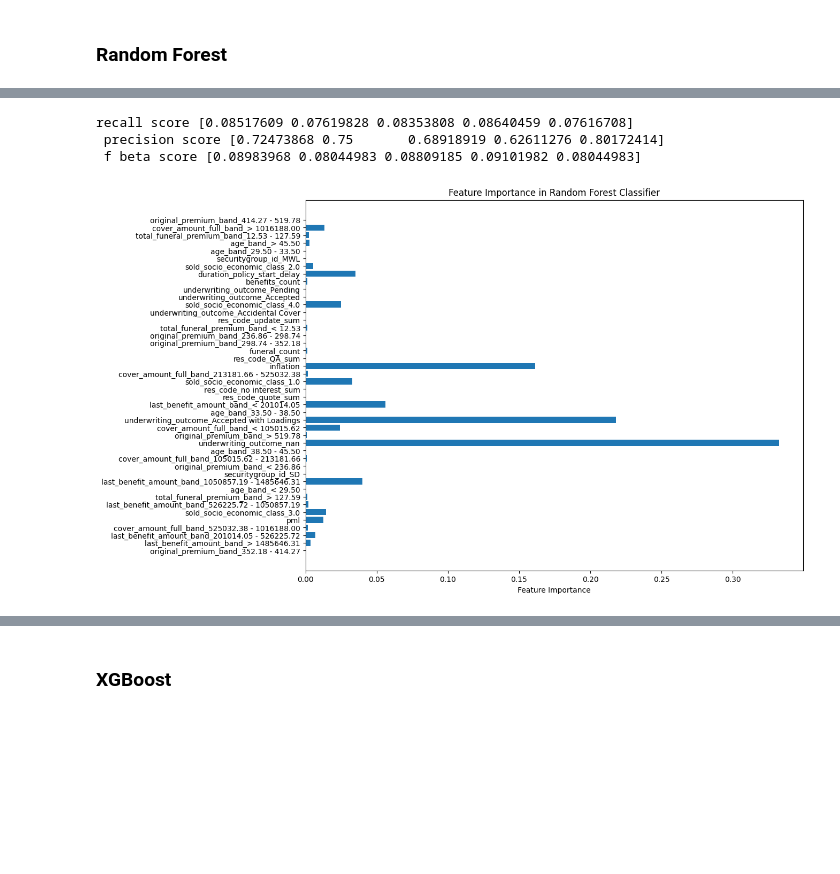
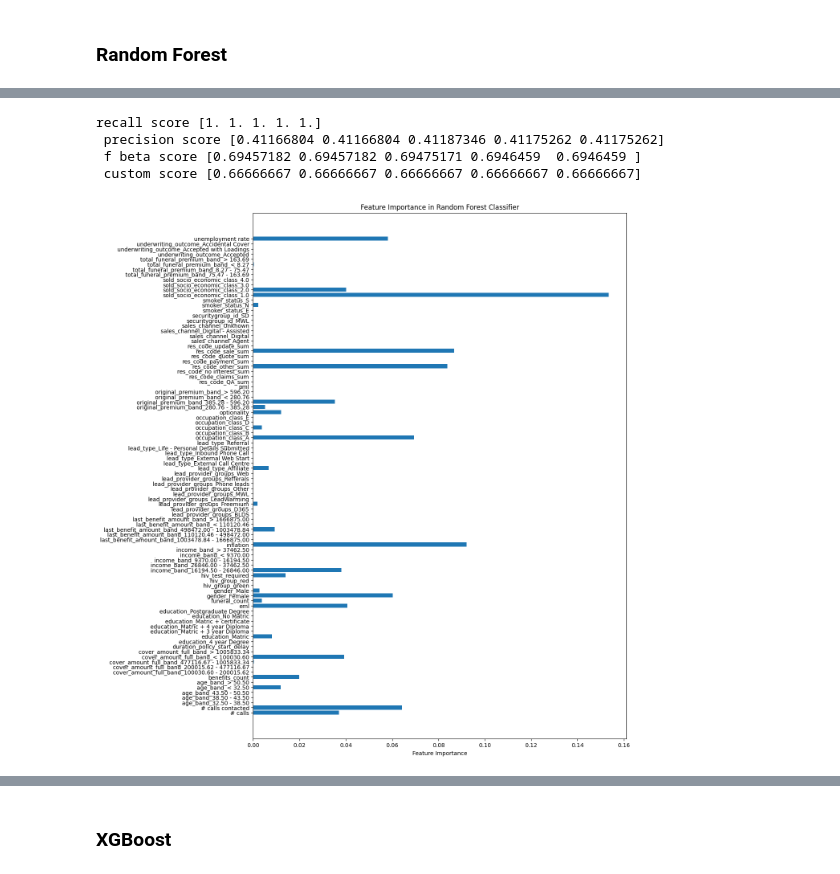
Before and after one commit to Christine-H-code/LapseRate_modeling, a Jupyter notebook: at_incept_modeling.ipynb, the cells around one changed output, grey strips where cells are left out. Saved outputs shown, nothing was run; the diff lists cells and outputs as text; code cells hidden in the pictures; blank space fills up the shorter version.

```diff
--- a/at_incept_modeling.ipynb
+++ b/at_incept_modeling.ipynb
@@ -653,2 +153,2 @@ target='lapse_flag'
 # %%
-X_train,x_test, Y_train, y_test = data_prep(path+"inception_data_eco_v3.csv",imp_features,target)
+X_train,x_test, Y_train, y_test = data_prep(data_s,target)
@@ -668,8 +171,13 @@ X_train.shape
 # %%
-b=4 #ratio of recall to precision
+X_train_n=X_smote.copy()
+Y_train_n=Y_smote.copy()
+scorer=custom_scorer
+
+b=2 #ratio of recall to precision
 #getting best params
 param_dist = {'n_estimators': randint(50,500),
-              'min_samples_leaf': randint(1000,4000)}
+              'min_samples_leaf': randint(700,4000),
+              'class_weight': [{0:1,1:1.2},{0:1,1:4},{0:1,1:1.6},{0:1,1:8}]}
 
 # Create a random forest classifier
 rf = RandomForestClassifier()
@@ -680,9 +188,9 @@ rand_search = RandomizedSearchCV(rf,
                                  param_distributions = param_dist,
                                  n_iter=50,
                                  cv=5,
-                                 scoring='recall', random_state=42)
+                                 scoring=scorer, random_state=42) #'recall',fbeta_scorer, custom_scorer
 
 # Fit the random search object to the data
-rand_search.fit(X_train, Y_train)
+rand_search.fit(X_train_n, Y_train_n)
 print(f'best score {rand_search.best_score_}\n best eatimator {rand_search.best_estimator_}\n best params {rand_search.best_params_}\n ')
 # %% [output]
@@ -698,29 +201,38 @@ best score 0.08338059112331951
 # %%
-n_estimators=302
-min_samples_leaf=1021
-rfc = RandomForestClassifier(n_estimators=n_estimators, min_samples_leaf=min_samples_leaf, random_state=42)
-recall = cross_val_score(rfc, X_train, Y_train, cv=5, scoring='recall')
-precision = cross_val_score(rfc,X_train, Y_train, cv=5, scoring='precision')
-fbeta_scorer = make_scorer(fbeta_score, beta=b)
-fb = cross_val_score(rfc,X_train, Y_train, cv=5, scoring=fbeta_scorer)
+n_estimators=rand_search.best_params_['n_estimators']
+min_samples_leaf=rand_search.best_params_['min_samples_leaf']
+class_weight=rand_search.best_params_['class_weight']
 
-print(f'recall score {recall}\n precision score {precision}\n f beta score {fb}')
+rfc = RandomForestClassifier(n_estimators=n_estimators, min_samples_leaf=min_samples_leaf, random_state=42,class_weight=class_weight)
+recall = cross_val_score(rfc,X_train_n, Y_train_n, cv=5, scoring='recall')
+precision = cross_val_score(rfc,X_train_n, Y_train_n, cv=5, scoring='precision')
+fbeta_scorer = make_scorer(fbeta_score, beta=1.5)
+fb = cross_val_score(rfc,X_train_n, Y_train_n, cv=5, scoring=fbeta_scorer)
+cs = cross_val_score(rfc,X_train_n, Y_train_n, cv=5, scoring=custom_scorer)
+
+print(f'recall score {recall}\n precision score {precision}\n f beta score {fb} \n custom score {cs}')
 # %% [output]
-recall score [0.08517609 0.07619828 0.08353808 0.08640459 0.07616708]
- precision score [0.72473868 0.75       0.68918919 0.62611276 0.80172414]
- f beta score [0.08983968 0.08044983 0.08809185 0.09101982 0.08044983]
+recall score [1. 1. 1. 1. 1.]
+ precision score [0.41166804 0.41166804 0.41187346 0.41175262 0.41175262]
+ f beta score [0.69457182 0.69457182 0.69475171 0.6946459  0.6946459 ]
+ custom score [0.66666667 0.66666667 0.66666667 0.66666667 0.66666667]
 # %%
-rfc.fit(X_train.copy(),Y_train.copy())
+rfc.fit(X_train_n.copy(),Y_train_n.copy())
 y_pred = rfc.predict(x_test)
 # %%
 feature_importances =rfc.feature_importances_
-plt.figure(figsize=(12, 9))
-plt.barh(X_train.columns, feature_importances)
+feat_imp_df = pd.DataFrame({'variable':X_train_n.columns,'feat_imp': feature_importances})
+feat_imp_df=feat_imp_df.sort_values(by='variable', ascending=True)
+plt.figure(figsize=(12, 17))
+plt.barh(feat_imp_df['variable'],feat_imp_df['feat_imp'])
 plt.xlabel('Feature Importance')
 plt.title('Feature Importance in Random Forest Classifier')
 plt.show()
+
+
+#useless_feat=['underwriting_outcome', securitygroup_id','sales_channel',hiv_group']
 # %% [output]
-[figure, old version]
+[figure, new version]
 # %%
 conf_matrix = confusion_matrix(y_test, y_pred)
 ConfusionMatrixDisplay(confusion_matrix=conf_matrix).plot()
```
Also changed, not shown: parts of 75 cells of this notebook.
